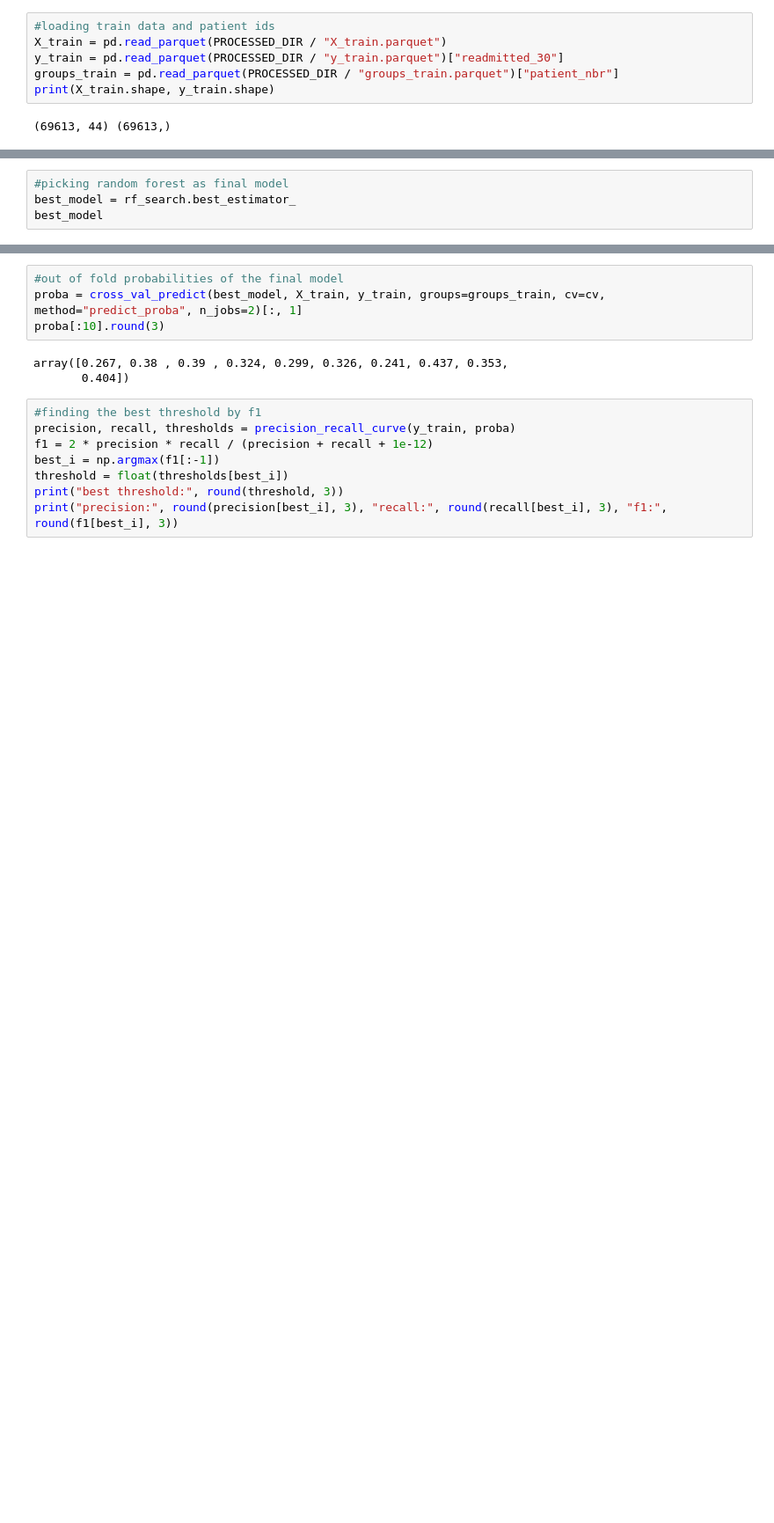
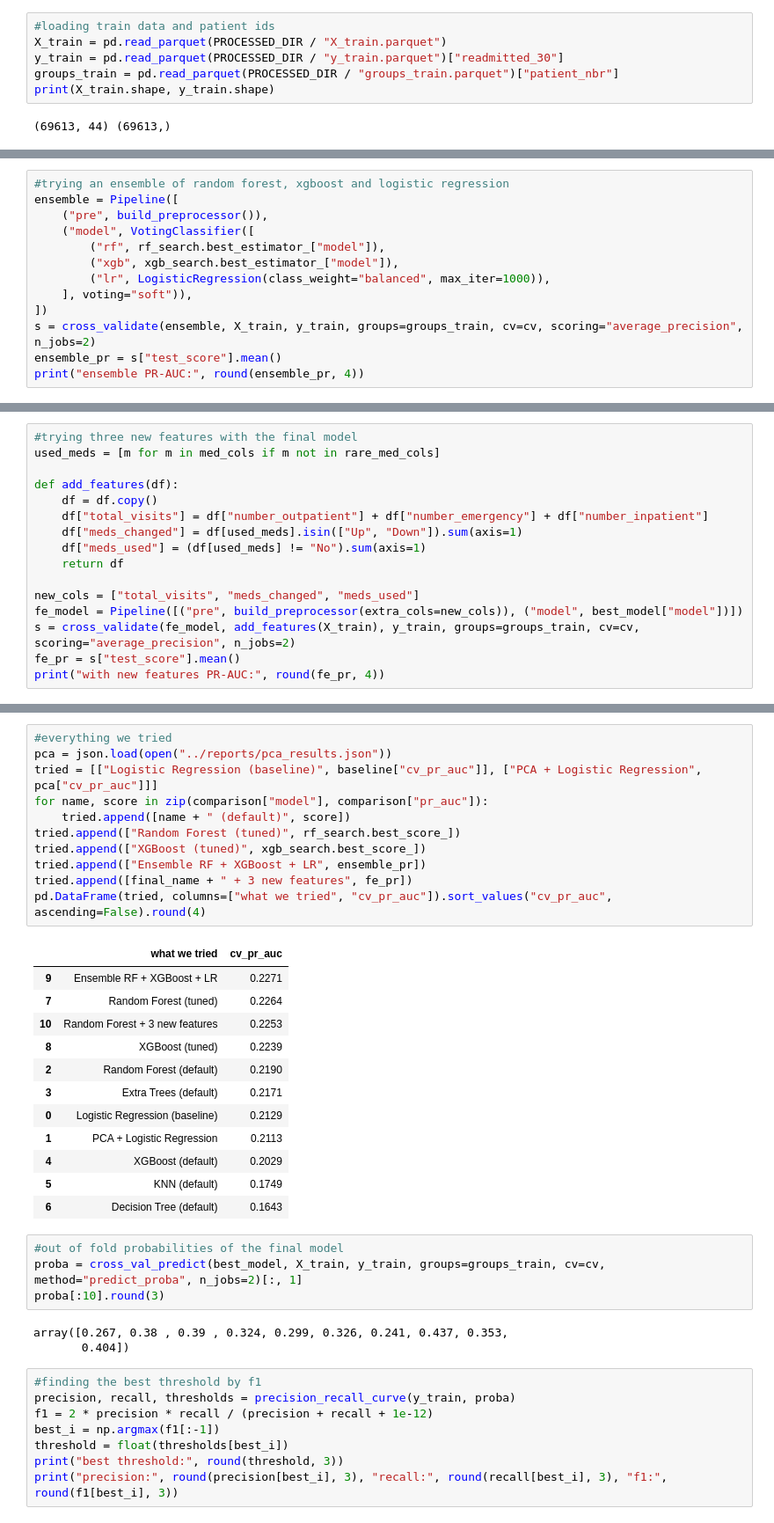
Before and after one commit to rahulsaikarlapudi/diabetes-readmission-prediction, a Jupyter notebook: notebooks/06_model_selection.ipynb, the cells around one changed output, grey strips where cells are left out. Shown at 88% size. Saved outputs shown, nothing was run; the diff lists cells and outputs as text; blank space fills up the shorter version.

```diff
--- a/notebooks/06_model_selection.ipynb
+++ b/notebooks/06_model_selection.ipynb
@@ -97,4 +116,0 @@ tuned gradient boosting: 0.2228
-# %%
-#picking random forest as final model
-best_model = rf_search.best_estimator_
-best_model
@@ -118,0 +117,13 @@ Pipeline(steps=[('pre',
+# %%
+#trying an ensemble of random forest, xgboost and logistic regression
+ensemble = Pipeline([
+    ("pre", build_preprocessor()),
+    ("model", VotingClassifier([
+        ("rf", rf_search.best_estimator_["model"]),
+        ("xgb", xgb_search.best_estimator_["model"]),
+        ("lr", LogisticRegression(class_weight="balanced", max_iter=1000)),
+    ], voting="soft")),
+])
+s = cross_validate(ensemble, X_train, y_train, groups=groups_train, cv=cv, scoring="average_precision", n_jobs=2)
+ensemble_pr = s["test_score"].mean()
+print("ensemble PR-AUC:", round(ensemble_pr, 4))
@@ -118,0 +132,16 @@ Pipeline(steps=[('pre',
+# %%
+#trying three new features with the final model
+used_meds = [m for m in med_cols if m not in rare_med_cols]
+
+def add_features(df):
+    df = df.copy()
+    df["total_visits"] = df["number_outpatient"] + df["number_emergency"] + df["number_inpatient"]
+    df["meds_changed"] = df[used_meds].isin(["Up", "Down"]).sum(axis=1)
+    df["meds_used"] = (df[used_meds] != "No").sum(axis=1)
+    return df
+
+new_cols = ["total_visits", "meds_changed", "meds_used"]
+fe_model = Pipeline([("pre", build_preprocessor(extra_cols=new_cols)), ("model", best_model["model"])])
+s = cross_validate(fe_model, add_features(X_train), y_train, groups=groups_train, cv=cv, scoring="average_precision", n_jobs=2)
+fe_pr = s["test_score"].mean()
+print("with new features PR-AUC:", round(fe_pr, 4))
@@ -119,3 +150,27 @@ Pipeline(steps=[('pre',
+# %%
+#everything we tried
+pca = json.load(open("../reports/pca_results.json"))
+tried = [["Logistic Regression (baseline)", baseline["cv_pr_auc"]], ["PCA + Logistic Regression", pca["cv_pr_auc"]]]
+for name, score in zip(comparison["model"], comparison["pr_auc"]):
+    tried.append([name + " (default)", score])
+tried.append(["Random Forest (tuned)", rf_search.best_score_])
+tried.append(["XGBoost (tuned)", xgb_search.best_score_])
+tried.append(["Ensemble RF + XGBoost + LR", ensemble_pr])
+tried.append([final_name + " + 3 new features", fe_pr])
+pd.DataFrame(tried, columns=["what we tried", "cv_pr_auc"]).sort_values("cv_pr_auc", ascending=False).round(4)
+# %% [output]
+|  | what we tried | cv_pr_auc |
+| 9 | Ensemble RF + XGBoost + LR | 0.2271 |
+| 7 | Random Forest (tuned) | 0.2264 |
+| 10 | Random Forest + 3 new features | 0.2253 |
+| 8 | XGBoost (tuned) | 0.2239 |
+| 2 | Random Forest (default) | 0.2190 |
+| 3 | Extra Trees (default) | 0.2171 |
+| 0 | Logistic Regression (baseline) | 0.2129 |
+| 1 | PCA + Logistic Regression | 0.2113 |
+| 4 | XGBoost (default) | 0.2029 |
+| 5 | KNN (default) | 0.1749 |
+| 6 | Decision Tree (default) | 0.1643 |
 # %%
 #out of fold probabilities of the final model
 proba = cross_val_predict(best_model, X_train, y_train, groups=groups_train, cv=cv, method="predict_proba", n_jobs=2)[:, 1]
```
Also changed, not shown: parts of 13 cells of this notebook, 15 other files.
